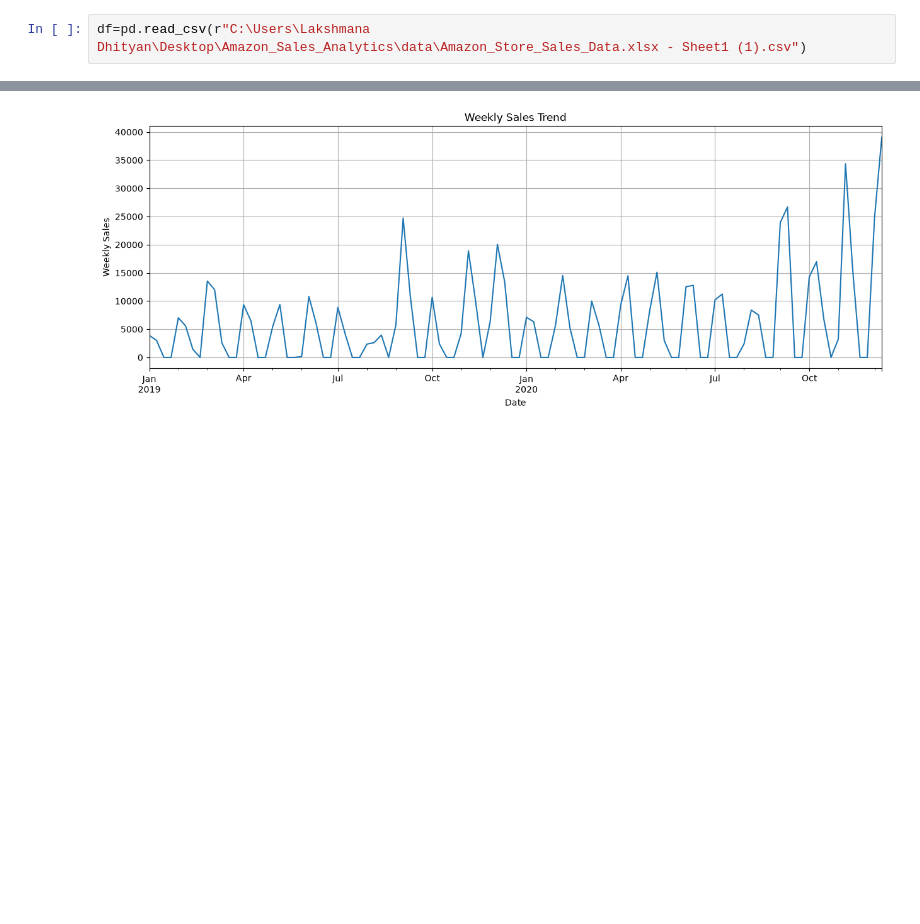
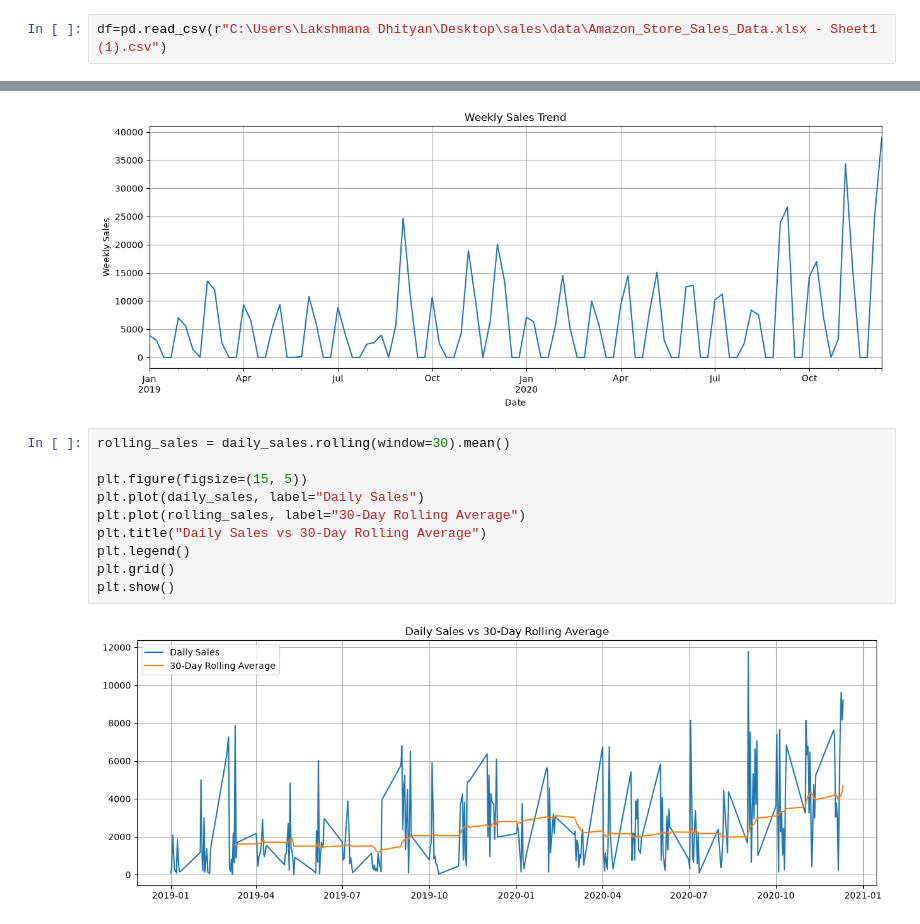
Before and after one commit to Lakshman-2007/Sales_Amazon_DS_1, a Jupyter notebook: program/Amazon_Sales_Analysis.ipynb, the cells around one changed output, grey strips where cells are left out. Saved outputs shown, nothing was run; the diff lists cells and outputs as text; blank space fills up the shorter version.

```diff
--- a/program/Amazon_Sales_Analysis.ipynb
+++ b/program/Amazon_Sales_Analysis.ipynb
@@ -1,7 +1,7 @@
 # %%
 import pandas as pd
 # %%
-df=pd.read_csv(r"C:\Users\Lakshmana Dhityan\Desktop\Amazon_Sales_Analytics\data\Amazon_Store_Sales_Data.xlsx - Sheet1 (1).csv")
+df=pd.read_csv(r"C:\Users\Lakshmana Dhityan\Desktop\sales\data\Amazon_Store_Sales_Data.xlsx - Sheet1 (1).csv")
 # %%
 print(df.head(10))
 # %% [output]
@@ -465,3 +465,15 @@ plt.grid()
 plt.show()
 # %% [output]
 [figure]
+# %%
+rolling_sales = daily_sales.rolling(window=30).mean()
+
+plt.figure(figsize=(15, 5))
+plt.plot(daily_sales, label="Daily Sales")
+plt.plot(rolling_sales, label="30-Day Rolling Average")
+plt.title("Daily Sales vs 30-Day Rolling Average")
+plt.legend()
+plt.grid()
+plt.show()
+# %% [output]
+[figure, added]
```
Also changed, not shown: parts of 9 cells of this notebook.
